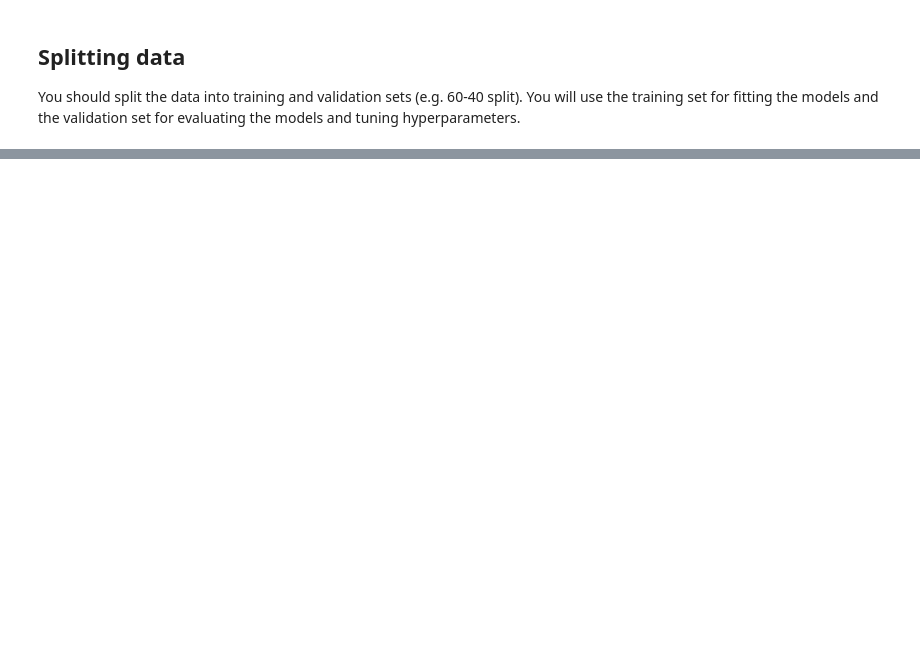
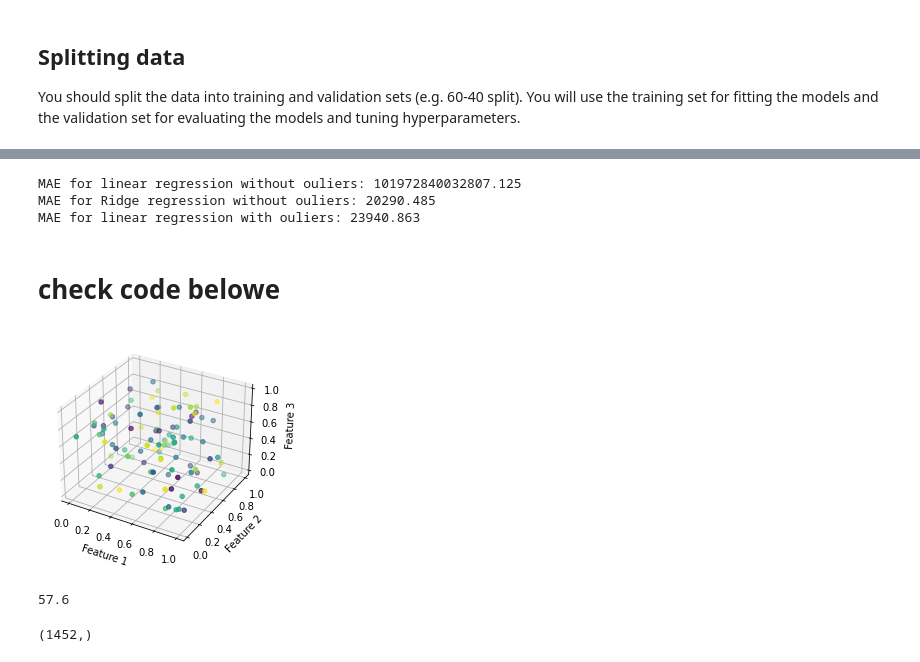
Before and after one commit to PiWebswiss/Project-AI-3, a Jupyter notebook: house-prices/house-prices-solution.ipynb, the cells around one changed output, grey strips where cells are left out. Cells and saved outputs as stored; diff of their text form; code cells hidden in the pictures; blank space fills up the shorter version.

```diff
--- a/house-prices/house-prices-solution.ipynb
+++ b/house-prices/house-prices-solution.ipynb
@@ -150,0 +322,31 @@ SyntaxError: invalid syntax (575610370.py, line 9)
+# %%
+from sklearn.pipeline import Pipeline
+from sklearn.metrics import mean_absolute_error as MAE
+from sklearn.linear_model import LinearRegression, Ridge
+from sklearn.preprocessing import StandardScaler, PolynomialFeatures
+from sklearn.utils import resample
+
+# Randomly sample the data of size 20
+""" sample_index = np.random.choice(X_tr.shape[0], size=20, replace=False)
+x_sample = X_tr[sample_index, :]
+y_sample = y_tr[sample_index] """
+
+# Setup each regression
+pipe_lr =  Pipeline([("scaler",StandardScaler()), ("lr", LinearRegression())])
+ridge = Pipeline([("scaler",StandardScaler()), ("ridge", LinearRegression())])
+pipe_lr2 = Pipeline([("scaler",StandardScaler()), ("coef", PolynomialFeatures()), ("lr", LinearRegression())])
+
+# Fit
+pipe_lr.fit(X_tr, y_tr)
+# taking a simple of first 20 features
+ridge.fit(X_tr.iloc[:, :20], y_tr)
+pipe_lr2.fit(X_tr, y_tr)
+
+# Display the results
+print("MAE for linear regression without ouliers: {:.3f}".format(MAE(y_val, pipe_lr.predict(X_val))))
+print("MAE for Ridge regression without ouliers: {:.3f}".format(MAE(y_val, ridge.predict(X_val.iloc[:, :20]))))
+print("MAE for linear regression with ouliers: {:.3f}".format(MAE(y_val, pipe_lr2.predict(X_val))))
+# %% [output]
+MAE for linear regression without ouliers: 101972840032807.125
+MAE for Ridge regression without ouliers: 20290.485
+MAE for linear regression with ouliers: 23940.863
@@ -150,0 +360,29 @@ SyntaxError: invalid syntax (575610370.py, line 9)
+# %% [markdown]
+# check code belowe
+# %%
+from mpl_toolkits.mplot3d import Axes3D
+
+# Generate random data
+X = np.random.rand(100, 3)
+y = np.random.rand(100)
+
+# Create 3D scatter plot
+fig = plt.figure()
+ax = fig.add_subplot(111, projection='3d')
+ax.scatter(X[:, 0], X[:, 1], X[:, 2], c=y)
+
+ax.set_xlabel('Feature 1')
+ax.set_ylabel('Feature 2')
+ax.set_zlabel('Feature 3')
+
+plt.show()
+# %% [output]
+[figure, added]
+# %%
+288/5
+# %% [output]
+57.6
+# %%
+y_tr.shape
+# %% [output]
+(1452,)
```
Also changed, not shown: parts of 30 cells of this notebook, 1 other file.
